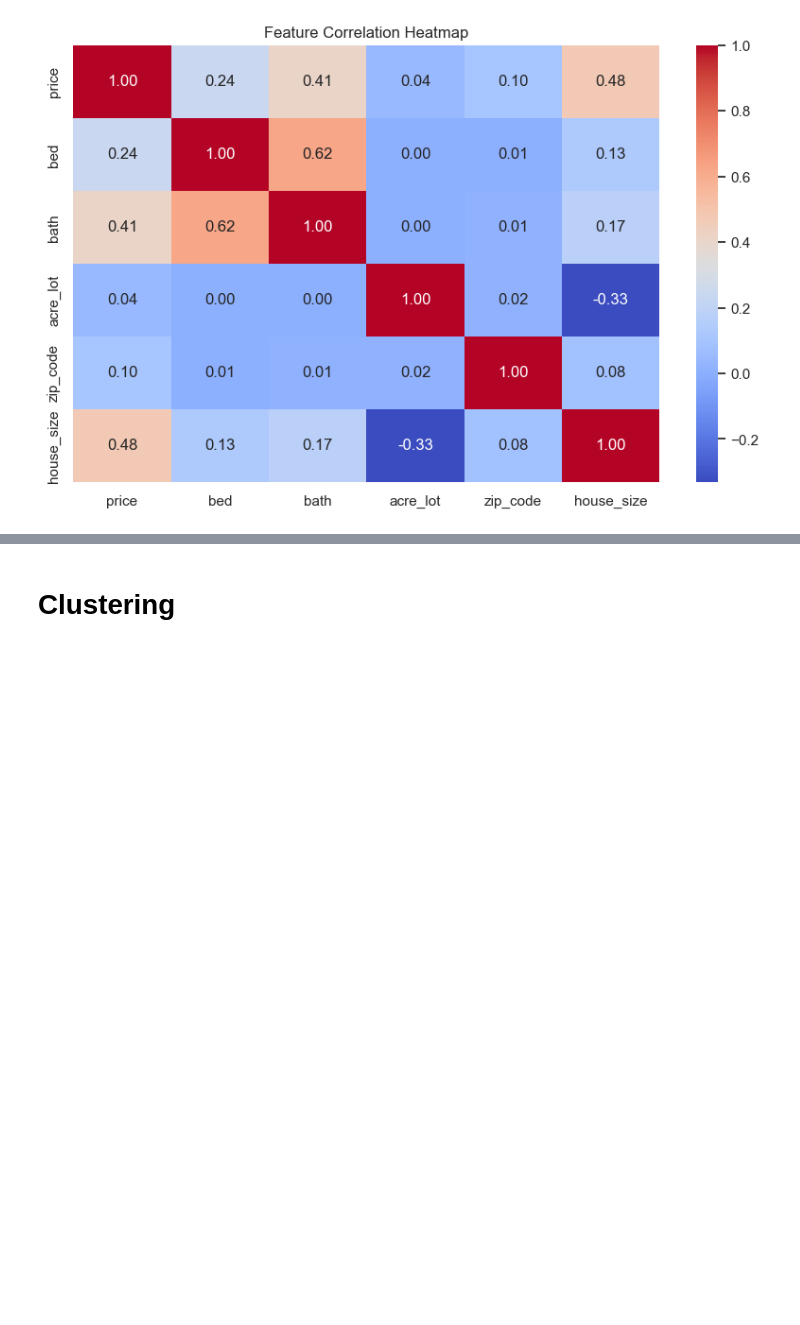
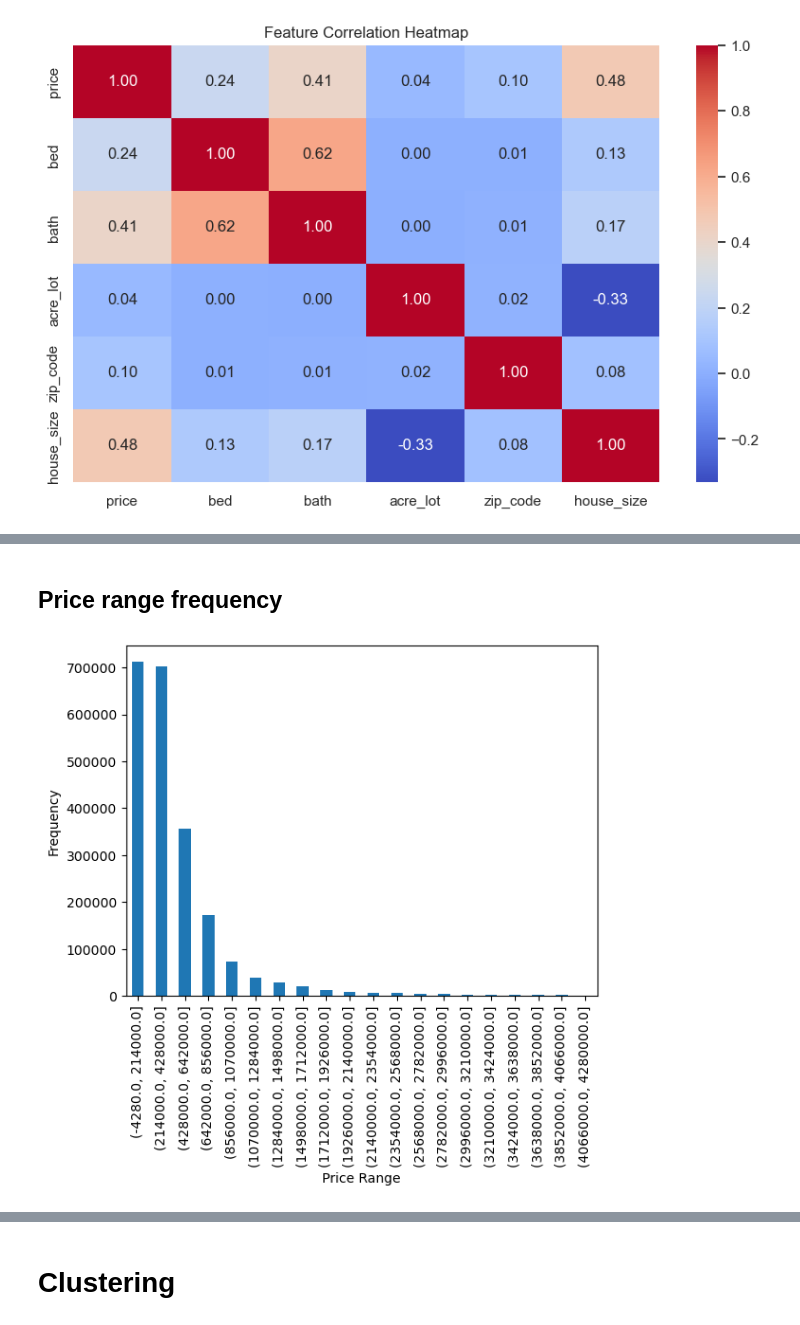
Before and after one commit to SatrunsDream/DSC148-Project, a Jupyter notebook: Case_Study.ipynb, the cells around one changed output, grey strips where cells are left out. Cells and saved outputs as stored; diff of their text form; code cells hidden in the pictures; blank space fills up the shorter version.

```diff
--- a/Case_Study.ipynb
+++ b/Case_Study.ipynb
@@ -514,0 +564,16 @@ plt.show()
+# %% [markdown]
+## Price range frequency
+# %%
+num_bins = 20
+price_range = (0,100)
+
+hist_price = pd.cut(RE_data['price'], bins=num_bins)
+
+dist_houseprice = hist_price.value_counts().sort_index().round(2).plot(kind='bar');
+
+plt.xlabel('Price Range')
+plt.ylabel('Frequency')
+
+dist_houseprice;
+# %% [output]
+[figure, added]
```
Also changed, not shown: parts of 22 cells of this notebook.
